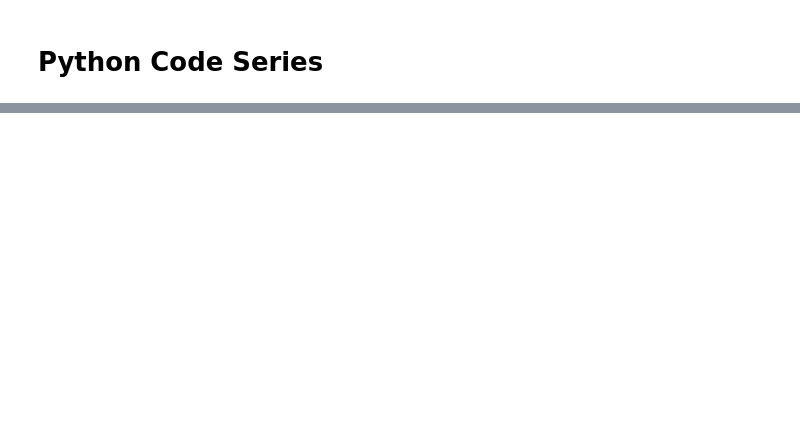
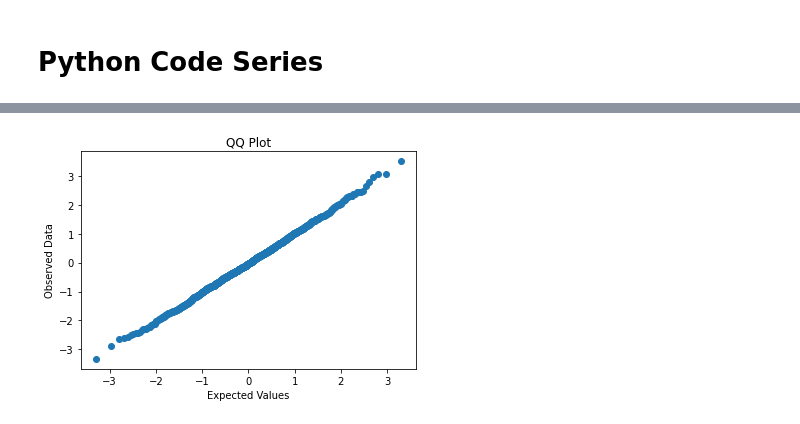
Before and after one commit to pkmariya/Python, a Jupyter notebook: Python_Int_Series.ipynb, the cells around one changed output, grey strips where cells are left out. Saved outputs shown, nothing was run; the diff lists cells and outputs as text; code cells hidden in the pictures; blank space fills up the shorter version.

```diff
--- a/Python_Int_Series.ipynb
+++ b/Python_Int_Series.ipynb
@@ -64,0 +329,25 @@ Enter an Integer -67890
+# %%
+from scipy.stats import norm
+
+def qq_plot_method2(data):
+    # Sort the data
+    sorted_data = sorted(data)
+
+    # Calculate the quantiles of the sorted data
+    n = len(sorted_data)
+    quantiles = [((i + 0.5) / n) for i in range(n)]
+
+    # Calculate the expected values from a standard normal distribution
+    expected_values = [norm.ppf(q) for q in quantiles]
+
+    # Plot the observed data against the expected values
+    plt.plot(expected_values, sorted_data, 'o')
+    plt.xlabel('Expected Values')
+    plt.ylabel('Observed Data')
+    plt.title('QQ Plot')
+    plt.show()
+# %%
+data = np.random.normal(loc=0, scale=1, size=1000)
+qq_plot_method2(data)
+# %% [output]
+[figure, added]
```
Also changed, not shown: parts of 53 cells of this notebook.
